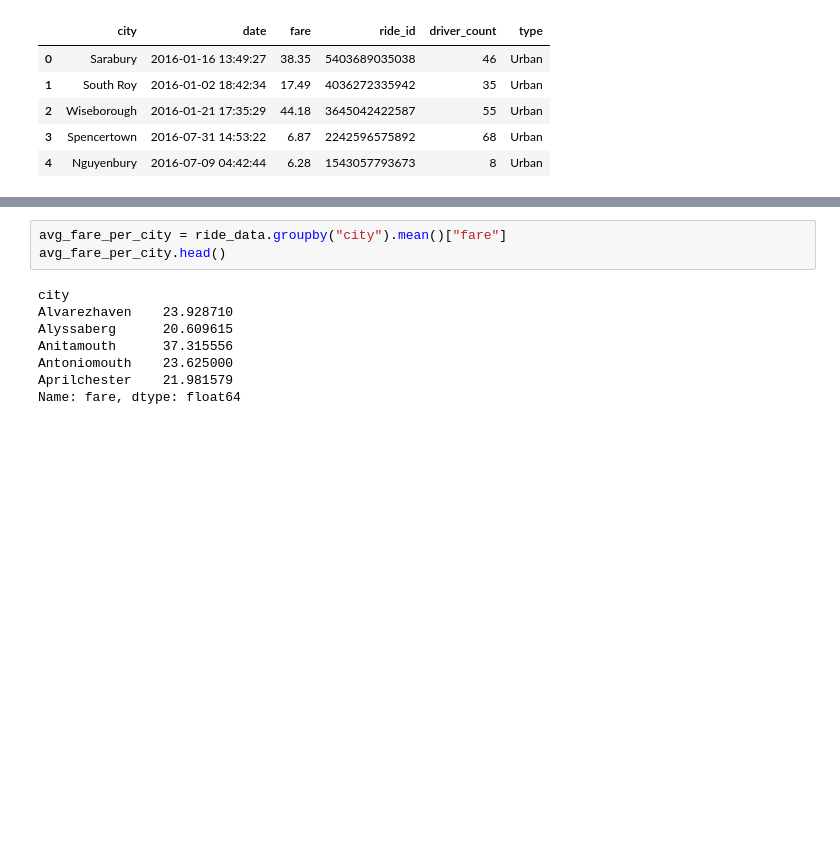
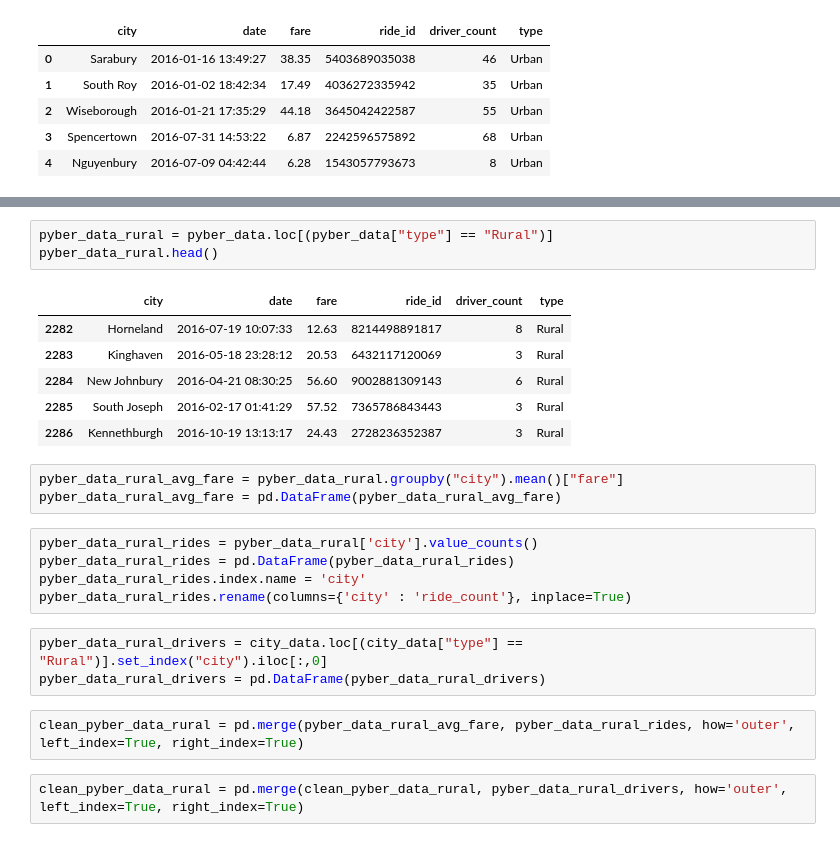
Before and after one commit to TurnpikeWarrior/ruds, a Jupyter notebook: 05-Pyber/Pyber.ipynb, the cells around one changed output, grey strips where cells are left out. Cells and saved outputs as stored; diff of their text form; blank space fills up the shorter version.

```diff
--- a/05-Pyber/Pyber.ipynb
+++ b/05-Pyber/Pyber.ipynb
@@ -79,11 +37,25 @@ city_type
-# %%
-avg_fare_per_city = ride_data.groupby("city").mean()["fare"]
-avg_fare_per_city.head()
-# %% [output]
-city
-Alvarezhaven    23.928710
-Alyssaberg      20.609615
-Anitamouth      37.315556
-Antoniomouth    23.625000
-Aprilchester    21.981579
-Name: fare, dtype: float64
+# %%
+pyber_data_rural = pyber_data.loc[(pyber_data["type"] == "Rural")]
+pyber_data_rural.head()
+# %% [output]
+|  | city | date | fare | ride_id | driver_count | type |
+| 2282 | Horneland | 2016-07-19 10:07:33 | 12.63 | 8214498891817 | 8 | Rural |
+| 2283 | Kinghaven | 2016-05-18 23:28:12 | 20.53 | 6432117120069 | 3 | Rural |
+| 2284 | New Johnbury | 2016-04-21 08:30:25 | 56.60 | 9002881309143 | 6 | Rural |
+| 2285 | South Joseph | 2016-02-17 01:41:29 | 57.52 | 7365786843443 | 3 | Rural |
+| 2286 | Kennethburgh | 2016-10-19 13:13:17 | 24.43 | 2728236352387 | 3 | Rural |
+# %%
+pyber_data_rural_avg_fare = pyber_data_rural.groupby("city").mean()["fare"]
+pyber_data_rural_avg_fare = pd.DataFrame(pyber_data_rural_avg_fare)
+# %%
+pyber_data_rural_rides = pyber_data_rural['city'].value_counts()
+pyber_data_rural_rides = pd.DataFrame(pyber_data_rural_rides)
+pyber_data_rural_rides.index.name = 'city'
+pyber_data_rural_rides.rename(columns={'city' : 'ride_count'}, inplace=True)
+# %%
+pyber_data_rural_drivers = city_data.loc[(city_data["type"] == "Rural")].set_index("city").iloc[:,0]
+pyber_data_rural_drivers = pd.DataFrame(pyber_data_rural_drivers)
+# %%
+clean_pyber_data_rural = pd.merge(pyber_data_rural_avg_fare, pyber_data_rural_rides, how='outer', left_index=True, right_index=True)
+# %%
+clean_pyber_data_rural = pd.merge(clean_pyber_data_rural, pyber_data_rural_drivers, how='outer', left_index=True, right_index=True)
```
Also changed, not shown: parts of 31 cells of this notebook.
